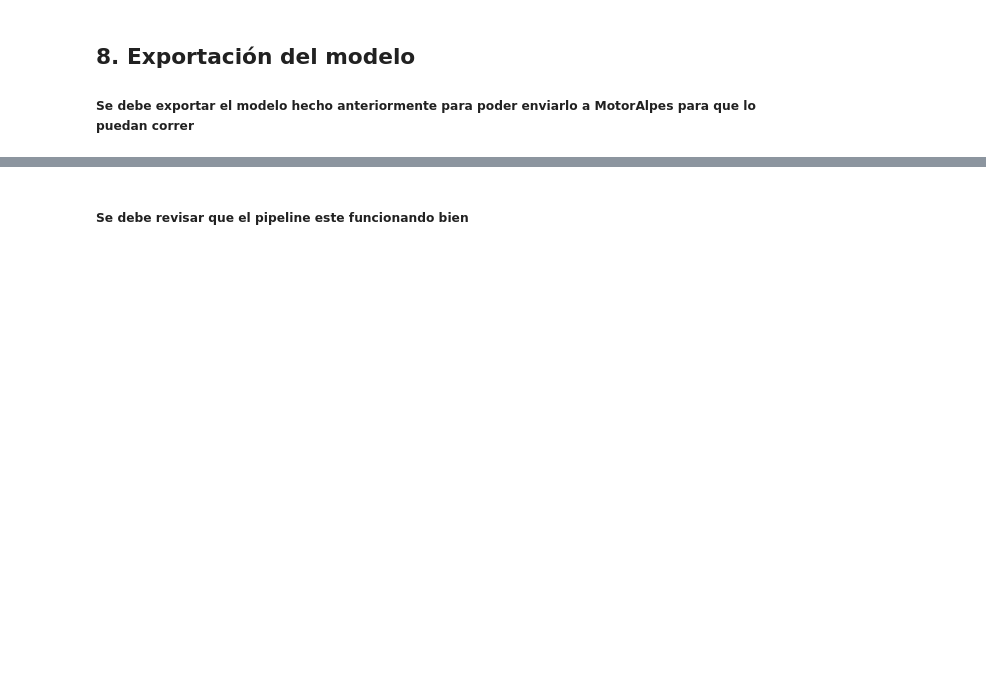
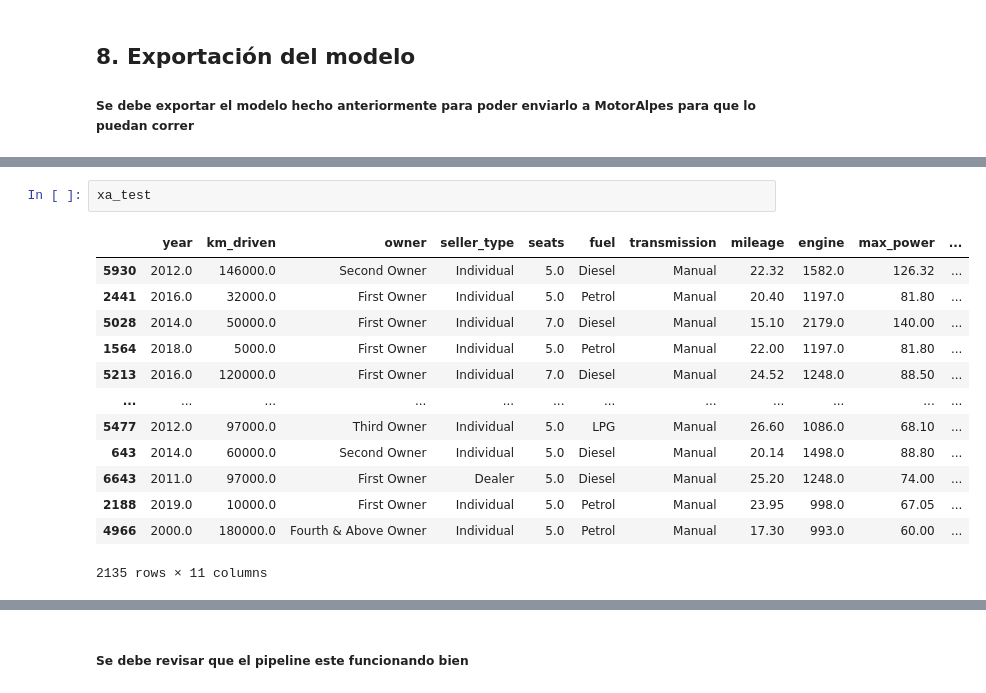
Before and after one commit to bi-202310/lab-2, a Jupyter notebook: regression.ipynb, the cells around one changed output, grey strips where cells are left out. Saved outputs shown, nothing was run; the diff lists cells and outputs as text; blank space fills up the shorter version.

```diff
--- a/regression.ipynb
+++ b/regression.ipynb
@@ -547,0 +539,16 @@ ValueError: A given column is not a column of the dataframe
+# %%
+xa_test
+# %% [output]
+|  | year | km_driven | owner | seller_type | seats | fuel | transmission | mileage | engine | max_power | ... |
+| 5930 | 2012.0 | 146000.0 | Second Owner | Individual | 5.0 | Diesel | Manual | 22.32 | 1582.0 | 126.32 | ... |
+| 2441 | 2016.0 | 32000.0 | First Owner | Individual | 5.0 | Petrol | Manual | 20.40 | 1197.0 | 81.80 | ... |
+| 5028 | 2014.0 | 50000.0 | First Owner | Individual | 7.0 | Diesel | Manual | 15.10 | 2179.0 | 140.00 | ... |
+| 1564 | 2018.0 | 5000.0 | First Owner | Individual | 5.0 | Petrol | Manual | 22.00 | 1197.0 | 81.80 | ... |
+| 5213 | 2016.0 | 120000.0 | First Owner | Individual | 7.0 | Diesel | Manual | 24.52 | 1248.0 | 88.50 | ... |
+| ... | ... | ... | ... | ... | ... | ... | ... | ... | ... | ... | ... |
+| 5477 | 2012.0 | 97000.0 | Third Owner | Individual | 5.0 | LPG | Manual | 26.60 | 1086.0 | 68.10 | ... |
+| 643 | 2014.0 | 60000.0 | Second Owner | Individual | 5.0 | Diesel | Manual | 20.14 | 1498.0 | 88.80 | ... |
+| 6643 | 2011.0 | 97000.0 | First Owner | Dealer | 5.0 | Diesel | Manual | 25.20 | 1248.0 | 74.00 | ... |
+| 2188 | 2019.0 | 10000.0 | First Owner | Individual | 5.0 | Petrol | Manual | 23.95 | 998.0 | 67.05 | ... |
+| 4966 | 2000.0 | 180000.0 | Fourth & Above Owner | Individual | 5.0 | Petrol | Manual | 17.30 | 993.0 | 60.00 | ... |
+2135 rows × 11 columns
```
Also changed, not shown: parts of 19 cells of this notebook, 3 other files.
